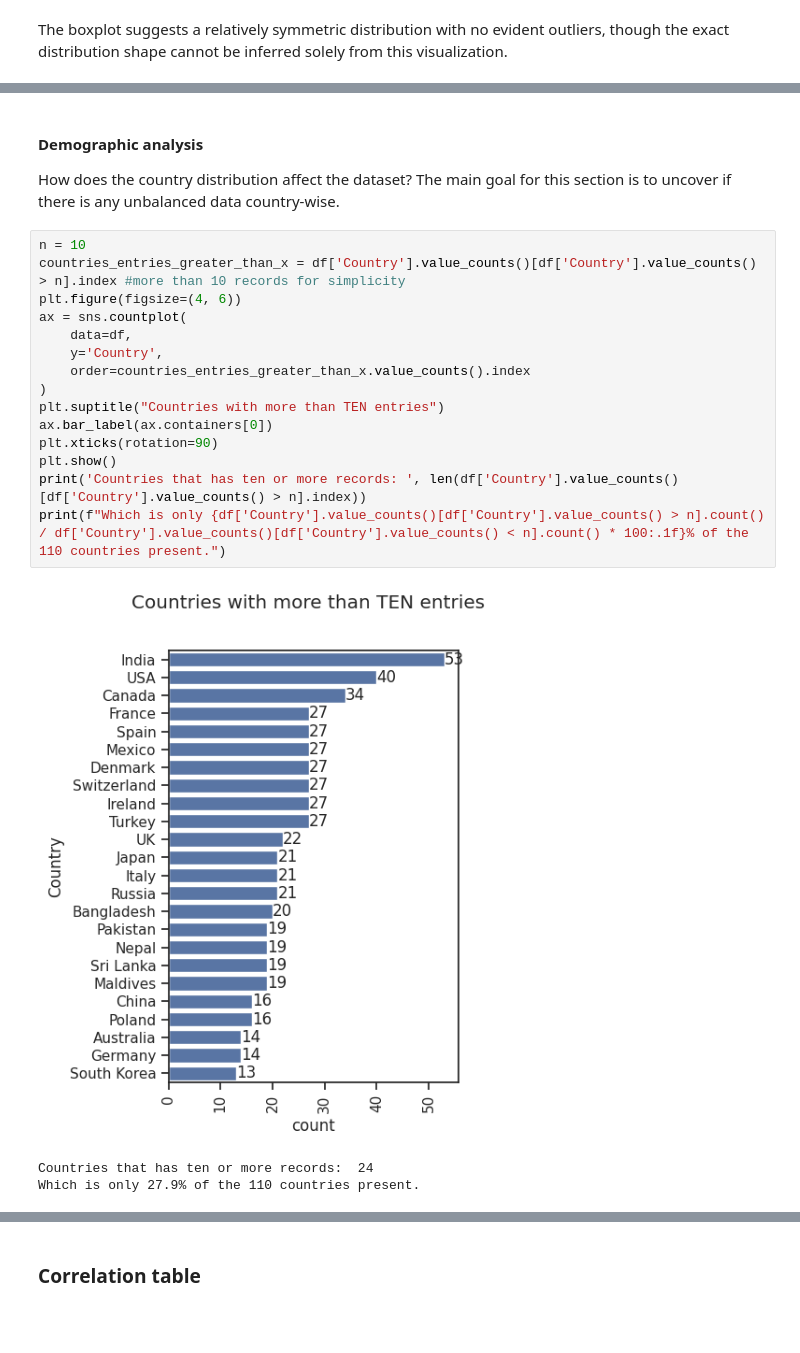
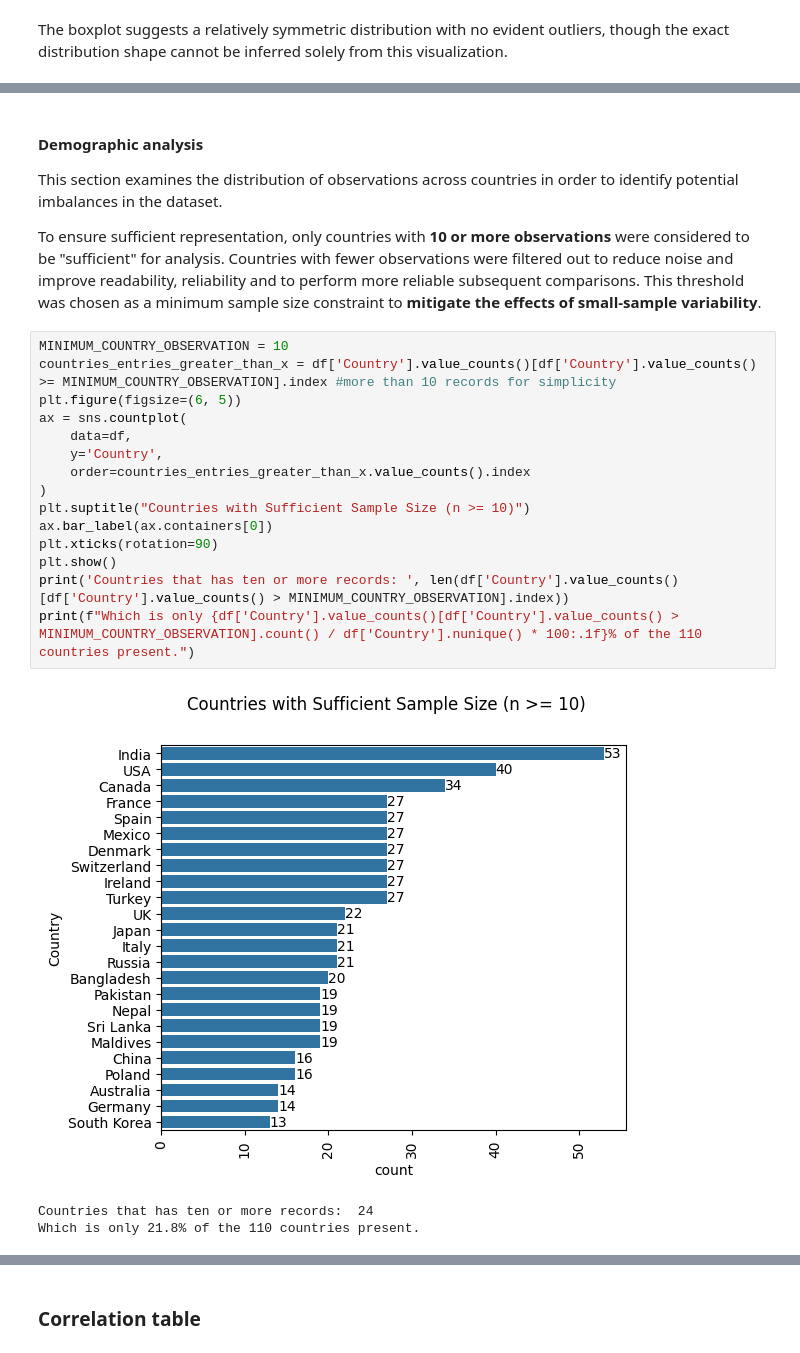
Before and after one commit to Andradev101/pause-student-social-media-addiction-eda, a Jupyter notebook: notebooks/eda.ipynb, the cells around one changed output, grey strips where cells are left out. Saved outputs shown, nothing was run; the diff lists cells and outputs as text; blank space fills up the shorter version.

Commit message:
reestructured the subjects | created the multivariate section | update few workind and formulas mistakes

```diff
--- a/notebooks/eda.ipynb
+++ b/notebooks/eda.ipynb
@@ -174,23 +133,25 @@ Name: count, dtype: int64
 # %% [markdown]
 #### Demographic analysis
 
-How does the country distribution affect the dataset? The main goal for this section is to uncover if there is any unbalanced data country-wise.
+This section examines the distribution of observations across countries in order to identify potential imbalances in the dataset.
+
+To ensure sufficient representation, only countries with **10 or more observations** were considered to be "sufficient" for analysis. Countries with fewer observations were filtered out to reduce noise and improve readability, reliability and to perform more reliable subsequent comparisons. This threshold was chosen as a minimum sample size constraint to **mitigate the effects of small-sample variability**.
 # %%
-n = 10
-countries_entries_greater_than_x = df['Country'].value_counts()[df['Country'].value_counts() > n].index #more than 10 records for simplicity
-plt.figure(figsize=(4, 6))
+MINIMUM_COUNTRY_OBSERVATION = 10
+countries_entries_greater_than_x = df['Country'].value_counts()[df['Country'].value_counts() >= MINIMUM_COUNTRY_OBSERVATION].index #more than 10 records for simplicity
+plt.figure(figsize=(6, 5))
 ax = sns.countplot(
     data=df,
     y='Country',
     order=countries_entries_greater_than_x.value_counts().index
 )
-plt.suptitle("Countries with more than TEN entries")
+plt.suptitle("Countries with Sufficient Sample Size (n >= 10)")
 ax.bar_label(ax.containers[0])
 plt.xticks(rotation=90)
 plt.show()
-print('Countries that has ten or more records: ', len(df['Country'].value_counts()[df['Country'].value_counts() > n].index))
-print(f"Which is only {df['Country'].value_counts()[df['Country'].value_counts() > n].count() / df['Country'].value_counts()[df['Country'].value_counts() < n].count() * 100:.1f}% of the 110 countries present.")
+print('Countries that has ten or more records: ', len(df['Country'].value_counts()[df['Country'].value_counts() > MINIMUM_COUNTRY_OBSERVATION].index))
+print(f"Which is only {df['Country'].value_counts()[df['Country'].value_counts() > MINIMUM_COUNTRY_OBSERVATION].count() / df['Country'].nunique() * 100:.1f}% of the 110 countries present.")
 # %% [output]
-[figure, old version]
+[figure, new version]
 Countries that has ten or more records:  24
-Which is only 27.9% of the 110 countries present.
+Which is only 21.8% of the 110 countries present.
```
Also changed, not shown: parts of 49 cells of this notebook.
